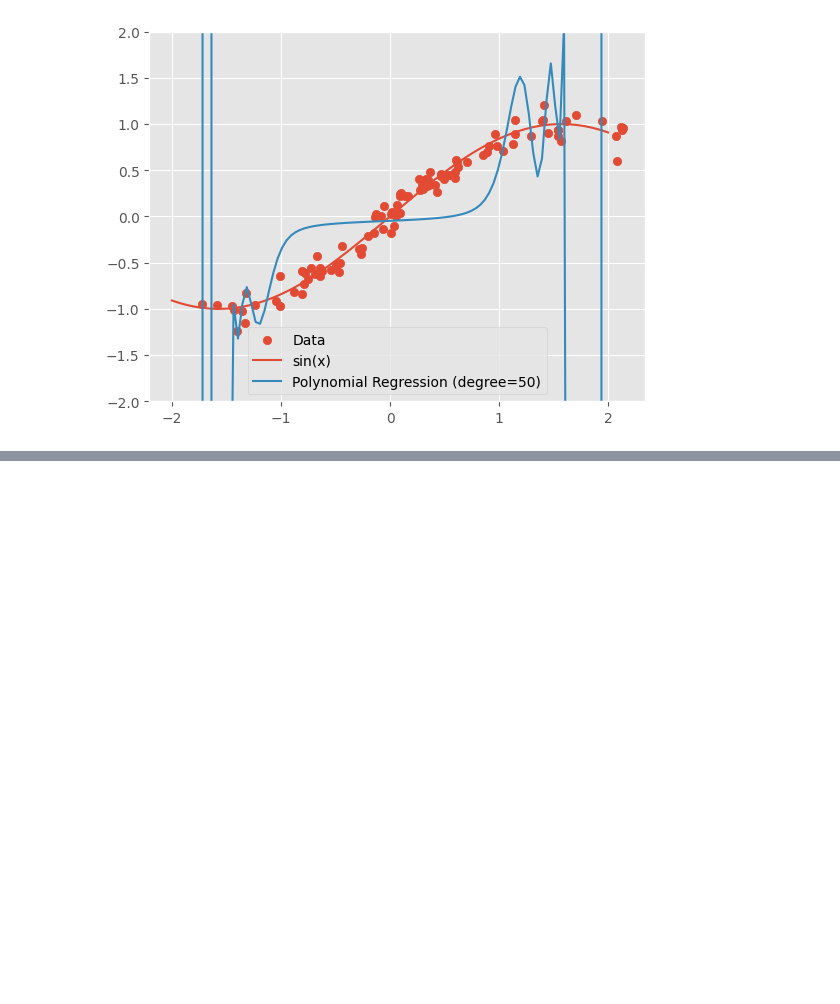
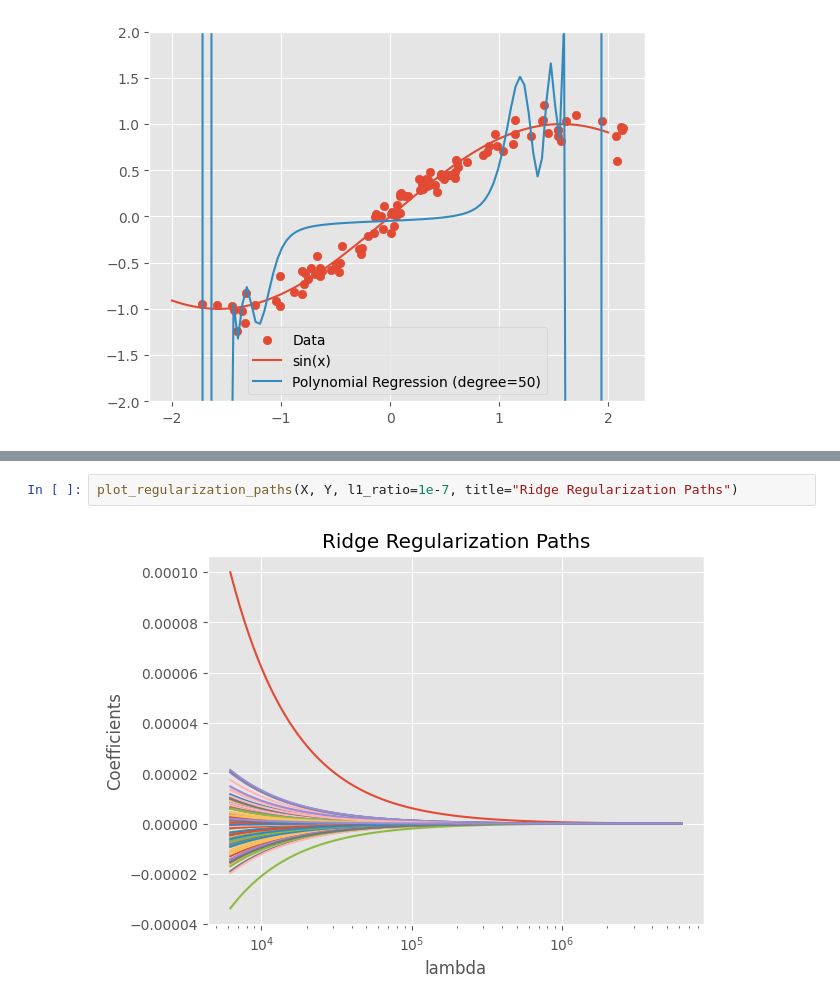
Before and after one commit to HaykTarkhanyan/lecture_sl_python_sols, a Jupyter notebook: python_sol_regularization_1.ipynb, the cells around one changed output, grey strips where cells are left out. Saved outputs shown, nothing was run; the diff lists cells and outputs as text; blank space fills up the shorter version.

```diff
--- a/python_sol_regularization_1.ipynb
+++ b/python_sol_regularization_1.ipynb
@@ -167,0 +200,4 @@ The reader may find it interesting to decrease the degree of the polynomial to m
+# %%
+plot_regularization_paths(X, Y, l1_ratio=1e-7, title="Ridge Regularization Paths")
+# %% [output]
+[figure, added]
```
Also changed, not shown: parts of 9 cells of this notebook.
